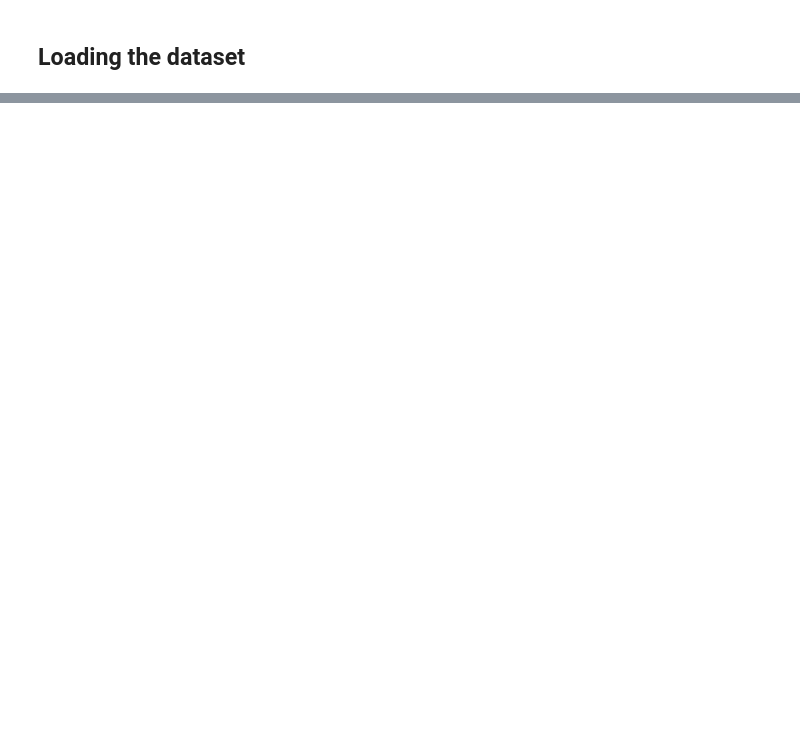
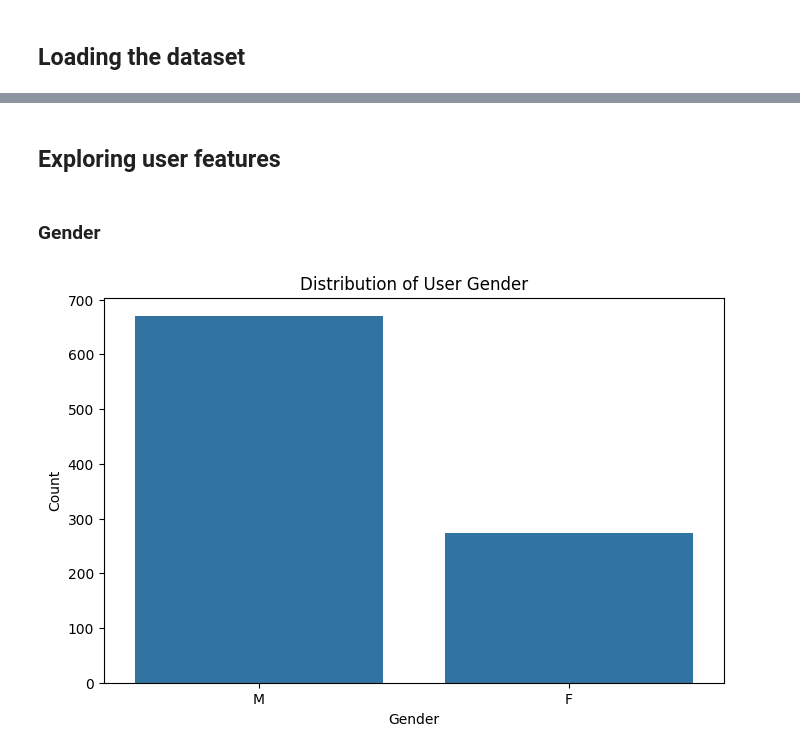
Before and after one commit to eivankin/movie-recommender-system, a Jupyter notebook: notebooks/1.0-eda.ipynb, the cells around one changed output, grey strips where cells are left out. Saved outputs shown, nothing was run; the diff lists cells and outputs as text; code cells hidden in the pictures; blank space fills up the shorter version.

Commit message:
add EDA for user features

```diff
--- a/notebooks/1.0-eda.ipynb
+++ b/notebooks/1.0-eda.ipynb
@@ -5,4 +11,6 @@ from src.utils import set_dataset_path
 # %% [markdown]
 ## Loading the dataset
 # %%
-DATA_PATH = "../data/raw/"
+DATA_PATH = Path("../data/")
+
+DATASET_PATH = DATA_PATH / "raw" / "ml-100k" / "ml-100k"
@@ -20,0 +47,7 @@ TODO: make separate notebook/script for preprocessing
+# %%
+users_df = pd.read_csv(
+    DATASET_PATH / "u.user",
+    sep="|",
+    header=None,
+    names=["user_id", "age", "gender", "occupation", "zip_code"],
+)
@@ -20,0 +78,13 @@ TODO: make separate notebook/script for preprocessing
+# %% [markdown]
+## Exploring user features
+# %% [markdown]
+### Gender
+# %%
+plt.figure(figsize=(8, 5))
+sns.countplot(x="gender", data=users_df)
+plt.title("Distribution of User Gender")
+plt.xlabel("Gender")
+plt.ylabel("Count")
+plt.show()
+# %% [output]
+[figure, added]
```
Also changed, not shown: parts of 45 cells of this notebook, 4 other files.
